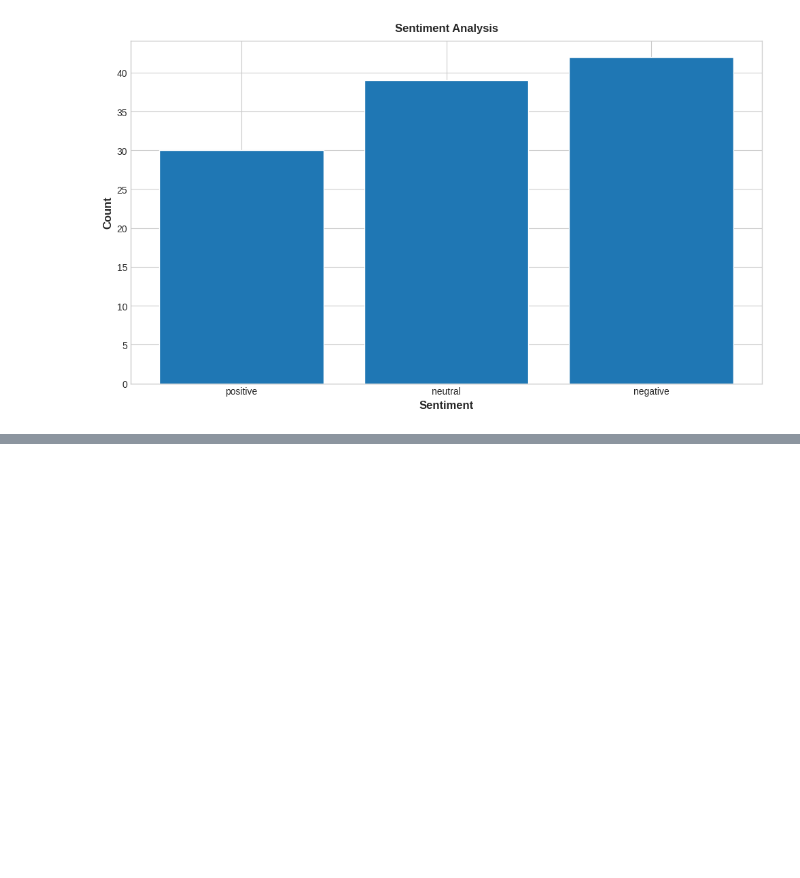
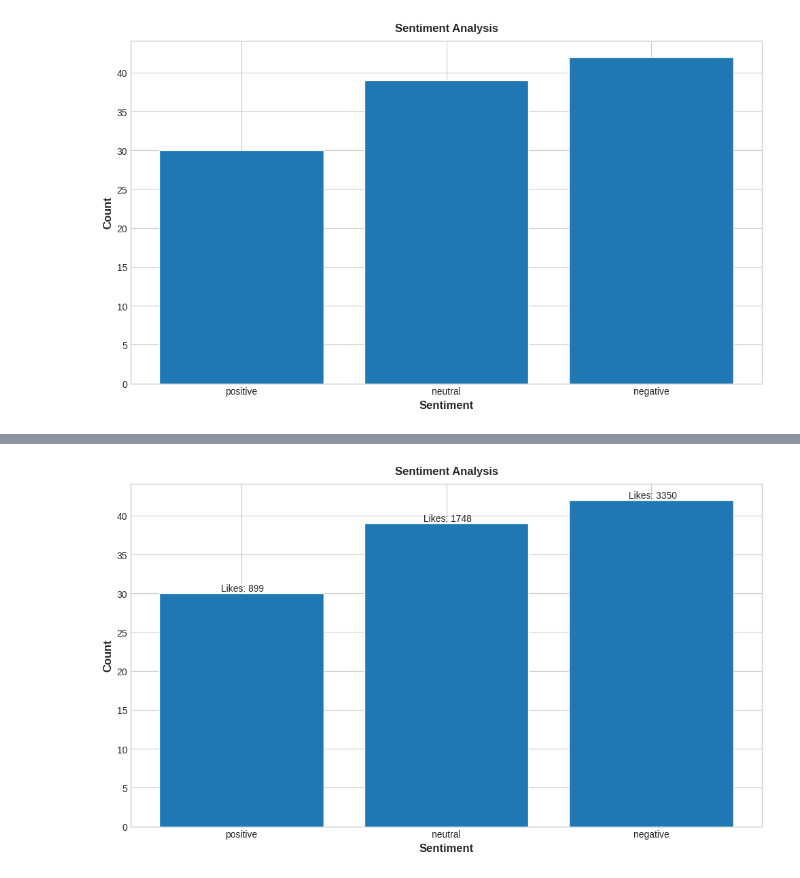
Before and after one commit to ObjectMatrix/google-colab-notebook, a Jupyter notebook: sentiment.ipynb, the cells around one changed output, grey strips where cells are left out. Drawn from its saved outputs; the diff is of its cells as text; code cells hidden in the pictures; blank space fills up the shorter version.

```diff
--- a/sentiment.ipynb
+++ b/sentiment.ipynb
@@ -142,3 +142,85 @@ Some weights of the model checkpoint at cardiffnlp/twitter-roberta-base-sentimen
 - This IS expected if you are initializing RobertaForSequenceClassification from the checkpoint of a model trained on another task or with another architecture (e.g. initializing a BertForSequenceClas ...
 - This IS NOT expected if you are initializing RobertaForSequenceClassification from the checkpoint of a model that you expect to be exactly identical (initializing a BertForSequenceClassification mod ...
 [figure]
+# %%
+import pandas as pd
+from transformers import pipeline, AutoTokenizer
+import matplotlib.pyplot as plt
+from collections import Counter, defaultdict
+
+path = "/content/drive/MyDrive/sentiment/sentiment.xlsx"
+df_sentiment = pd.read_excel(path)
+comment_likes = df_sentiment[["likes", "comment"]]
+
+# Load the sentiment analysis model
+model_name = "cardiffnlp/twitter-roberta-base-sentiment-latest"
+sentiment_analysis = pipeline("sentiment-analysis", model=model_name)
+
+# Load the tokenizer corresponding to the sentiment analysis model
+tokenizer = AutoTokenizer.from_pretrained(model_name)
+
+# Open a file to write the results
+output_file = "/content/drive/MyDrive/sentiment/sentiment_results_neutral.txt"
+
+# A list to store sentiment labels for later use in plotting
+sentiment_labels = []
+likes_dict = defaultdict(int)
+
+with open(output_file, "w") as f:
+    # Iterate over the rows of the df_sentiment dataframe
+    for index, row in df_sentiment.iterrows():
+        comment = row["comment"]
+        likes = row["likes"]
+
+        # Tokenize the comment, get input ids
+        input_ids = tokenizer.encode(comment, truncation=False)
+
+        # Split into chunks of max_length tokens
+        chunks = []
+        for i in range(0, len(input_ids), 512 - 2):  # we subtract 2 for [CLS] and [SEP]
+            chunks.append(input_ids[i:i + 512 - 2])
+
+        # Analyze sentiment of each chunk and average the scores
+        sentiment_scores = []
+        for chunk in chunks:
+            # Convert input ids back to text
+            chunk_text = tokenizer.decode(chunk)
+            result = sentiment_analysis(chunk_text)
+            sentiment_scores.append(result[0]['score'])
+            sentiment_labels.append(result[0]['label'])
+            likes_dict[result[0]['label']] += likes
+        sentiment_score = sum(sentiment_scores) / len(sentiment_scores)
+
+        # Get the sentiment prediction of the first chunk as the overall prediction
+        first_chunk_text = tokenizer.decode(chunks[0])
+        sentiment_label = sentiment_analysis(first_chunk_text)[0]['label']
+
+        # Adjust sentiment score based on likes
+        weighted_score = sentiment_score * (likes / 100)
+        sentiment_score_with_weight = sentiment_score + weighted_score
+        # Write the sentiment prediction with weighted score to the file
+        f.write(f"Comment: {comment}\n")
+        f.write(f"Sentiment: {sentiment_label}\n")
+        f.write(f"sentimentPlusWeight: {sentiment_score_with_weight}\n")
+        f.write(f"Original Score: {sentiment_score}\n")
+        f.write(f"Likes: {likes}\n")
+        f.write(f"Weighted Score: {weighted_score}\n")
+        f.write("\n")
+
+# Count the sentiment labels
+label_counts = Counter(sentiment_labels)
+
+# Plot a bar chart of the label counts
+plt.figure(figsize=(10, 6))
+bars = plt.bar(label_counts.keys(), label_counts.values())
+plt.title('Sentiment Analysis')
+plt.xlabel('Sentiment')
+plt.ylabel('Count')
+
+# Add the total like counts for each sentiment group
+for bar, sentiment in zip(bars, label_counts.keys()):
+    plt.text(bar.get_x() + bar.get_width() / 2, bar.get_height(),
+             f" Likes: {likes_dict[sentiment]}",
+             ha='center', va='bottom')
+plt.show()
+# %% [output]
@@ -144,0 +230 @@ Some weights of the model checkpoint at cardiffnlp/twitter-roberta-base-sentimen
+[figure, added]
```
Also changed, not shown: parts of 1 cell of this notebook.
